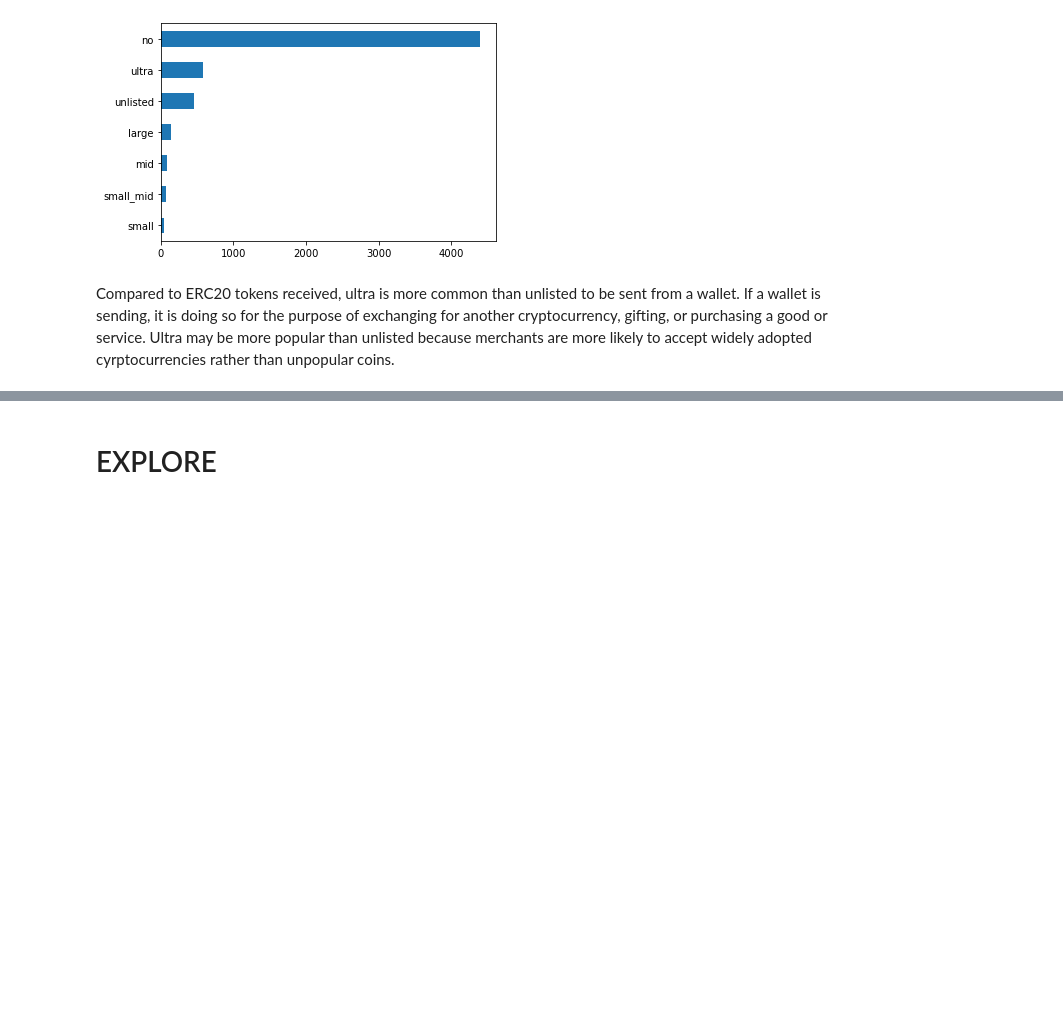
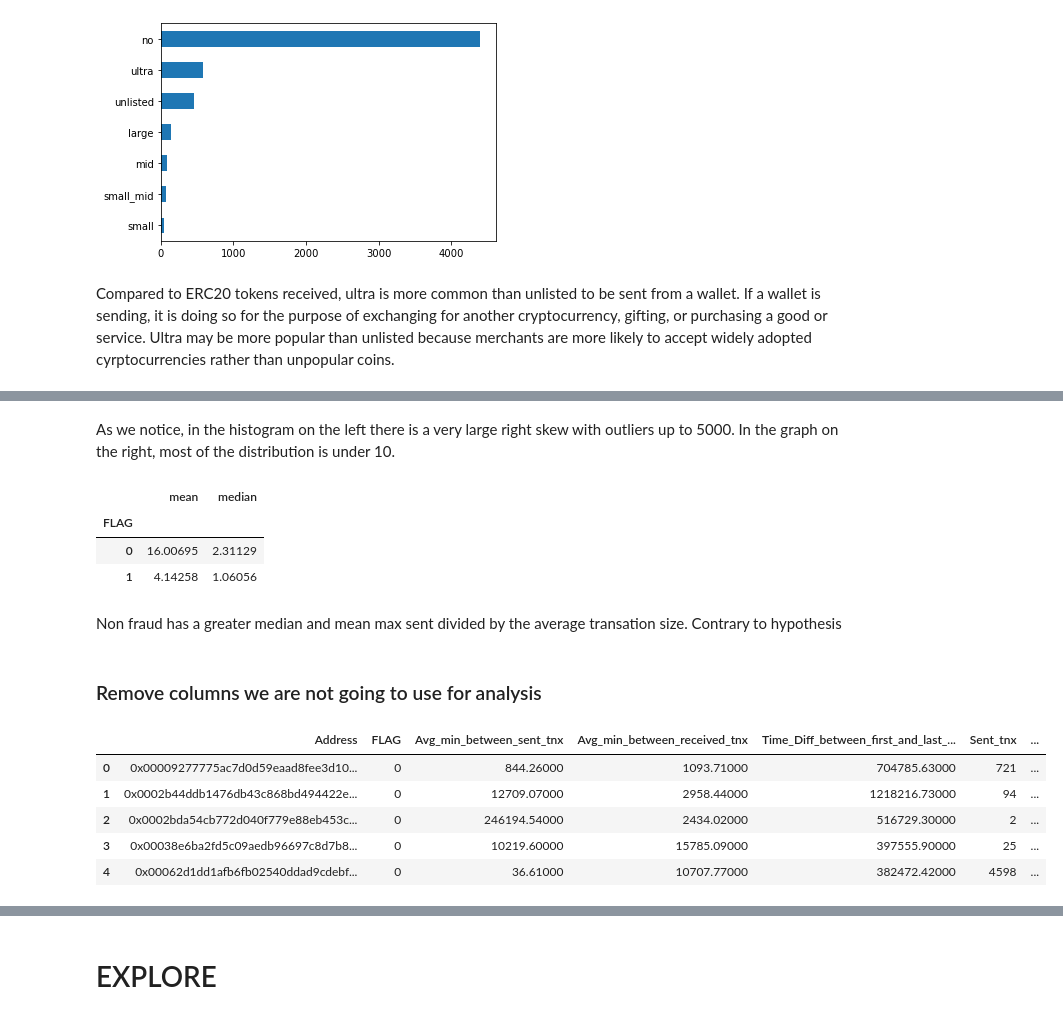
Before and after one commit to kuninethan95/OSEMN, a Jupyter notebook: index_OSEMN.ipynb, the cells around one changed output, grey strips where cells are left out. Drawn from its saved outputs; the diff is of its cells as text; code cells hidden in the pictures; blank space fills up the shorter version.

```diff
--- a/index_OSEMN.ipynb
+++ b/index_OSEMN.ipynb
@@ -713,0 +765,24 @@ Compared to ERC20 tokens received, ultra is more common than unlisted to be sent
+# %% [markdown]
+As we notice, in the histogram on the left there is a very large right skew with outliers up to 5000. In the graph on the right, most of the distribution is under 10.
+# %%
+# Check how max_div_avg compares for fraud vs. non-fraud wallets
+
+df.groupby('FLAG')['max_div_avg'].agg(['mean', 'median'])
+# %% [output]
+|  | mean | median |
+| FLAG |  |  |
+| 0 | 16.00695 | 2.31129 |
+| 1 | 4.14258 | 1.06056 |
+# %% [markdown]
+Non fraud has a greater median and mean max sent divided by the average transation size. Contrary to hypothesis
+# %% [markdown]
+### Remove columns we are not going to use for analysis
+# %%
+df.head()
+# %% [output]
+|  | Address | FLAG | Avg_min_between_sent_tnx | Avg_min_between_received_tnx | Time_Diff_between_first_and_last_... | Sent_tnx | ... |
+| 0 | 0x00009277775ac7d0d59eaad8fee3d10... | 0 | 844.26000 | 1093.71000 | 704785.63000 | 721 | ... |
+| 1 | 0x0002b44ddb1476db43c868bd494422e... | 0 | 12709.07000 | 2958.44000 | 1218216.73000 | 94 | ... |
+| 2 | 0x0002bda54cb772d040f779e88eb453c... | 0 | 246194.54000 | 2434.02000 | 516729.30000 | 2 | ... |
+| 3 | 0x00038e6ba2fd5c09aedb96697c8d7b8... | 0 | 10219.60000 | 15785.09000 | 397555.90000 | 25 | ... |
+| 4 | 0x00062d1dd1afb6fb02540ddad9cdebf... | 0 | 36.61000 | 10707.77000 | 382472.42000 | 4598 | ... |
```
Also changed, not shown: parts of 15 cells of this notebook.
